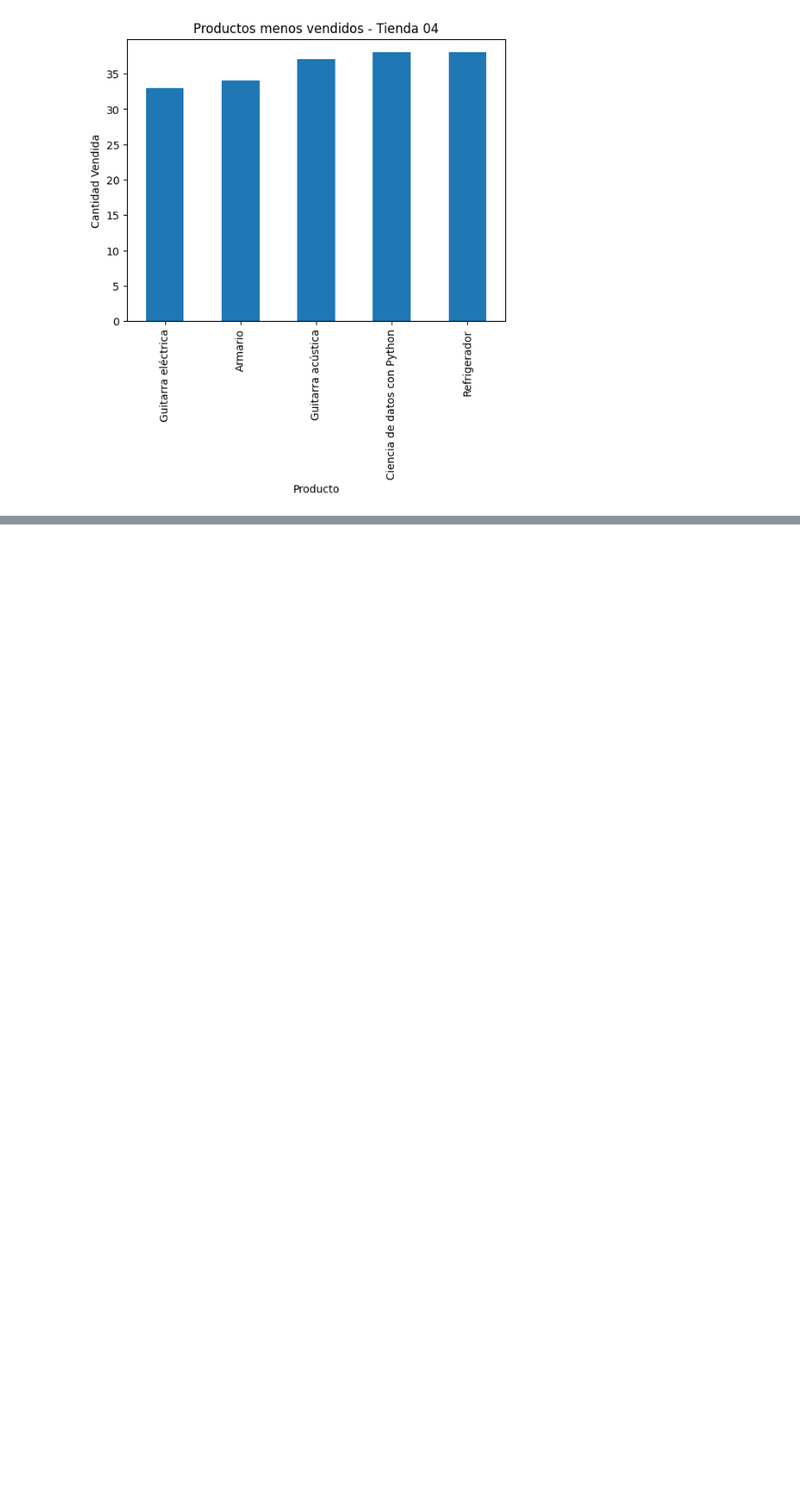
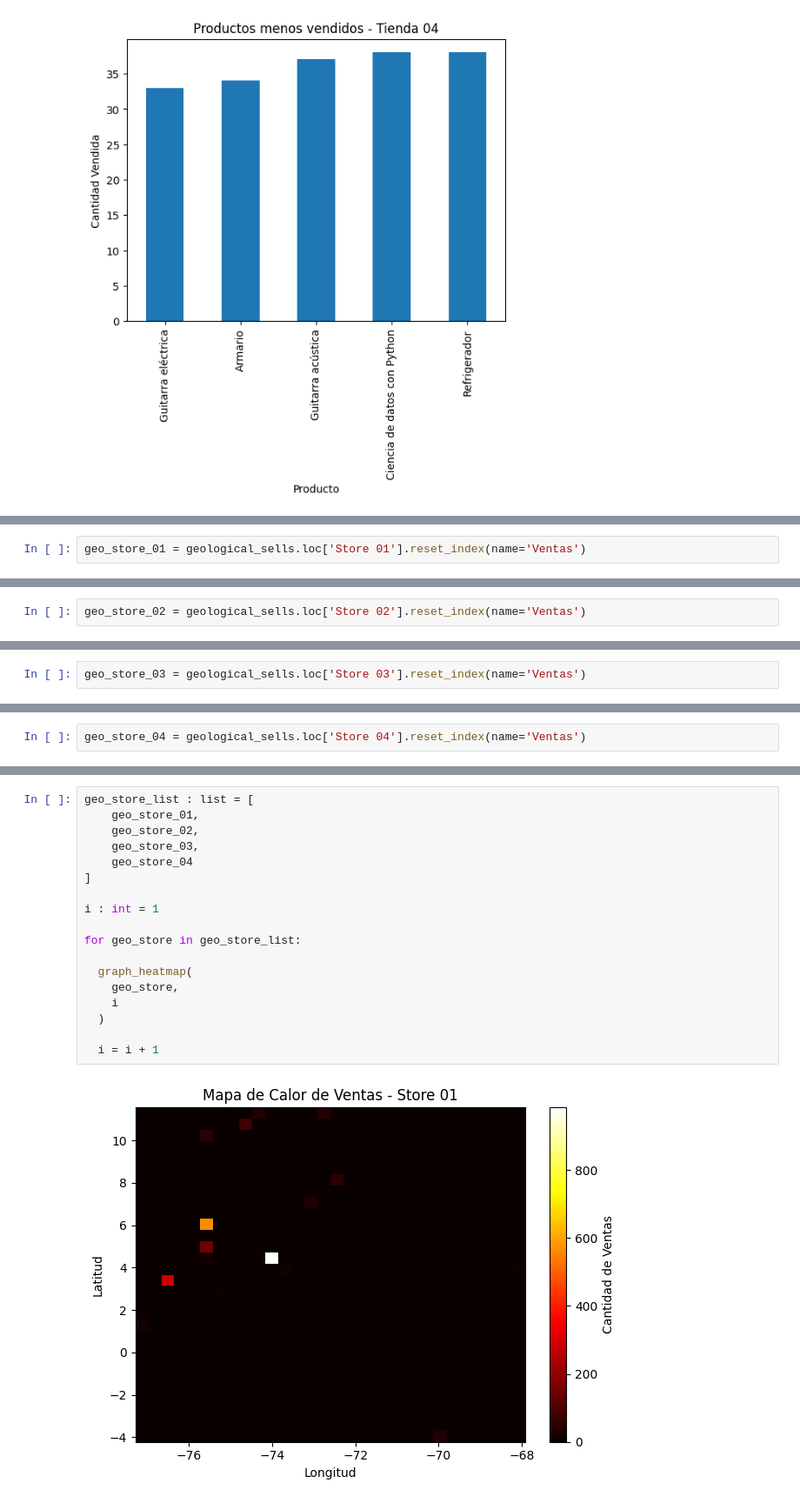
Before and after one commit to dscamacho333/Data_Science_Course, a Jupyter notebook: Final_Store_Project.ipynb, the cells around one changed output, grey strips where cells are left out. Shown at 87% size. Saved outputs shown, nothing was run; the diff lists cells and outputs as text; blank space fills up the shorter version.

```diff
--- a/Final_Store_Project.ipynb
+++ b/Final_Store_Project.ipynb
@@ -370,0 +429,2 @@ for i in range(1, 5):
+# %%
+geo_store_01 = geological_sells.loc['Store 01'].reset_index(name='Ventas')
@@ -370,0 +451,2 @@ for i in range(1, 5):
+# %%
+geo_store_02 = geological_sells.loc['Store 02'].reset_index(name='Ventas')
@@ -370,0 +473,2 @@ for i in range(1, 5):
+# %%
+geo_store_03 = geological_sells.loc['Store 03'].reset_index(name='Ventas')
@@ -370,0 +495,2 @@ for i in range(1, 5):
+# %%
+geo_store_04 = geological_sells.loc['Store 04'].reset_index(name='Ventas')
@@ -370,0 +517,20 @@ for i in range(1, 5):
+# %%
+geo_store_list : list = [
+    geo_store_01,
+    geo_store_02,
+    geo_store_03,
+    geo_store_04
+]
+
+i : int = 1
+
+for geo_store in geo_store_list:
+
+  graph_heatmap(
+    geo_store,
+    i
+  )
+
+  i = i + 1
+# %% [output]
+[figure, added]
```
Also changed, not shown: parts of 12 cells of this notebook.
